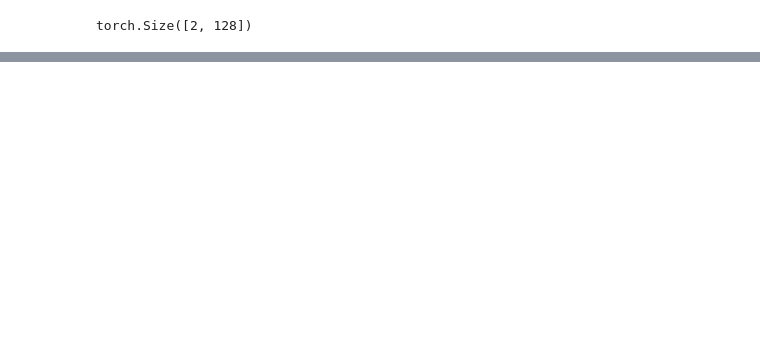
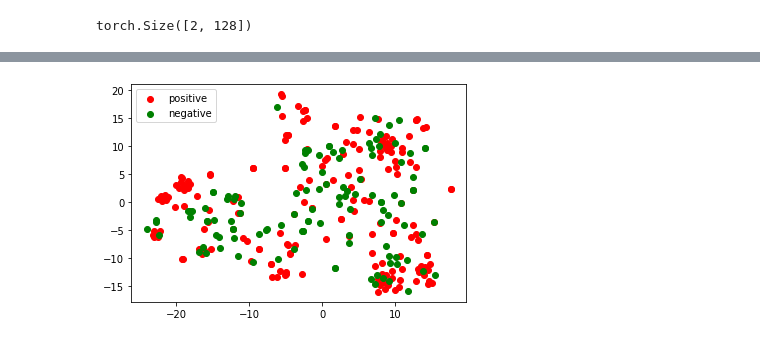
Before and after one commit to yuta-m0328/keigo_adversarial_decomposition, a Jupyter notebook: eval_generation.ipynb, the cells around one changed output, grey strips where cells are left out. Cells and saved outputs as stored; diff of their text form; code cells hidden in the pictures; blank space fills up the shorter version.

```diff
--- a/eval_generation.ipynb
+++ b/eval_generation.ipynb
@@ -205,0 +441,13 @@ print(' '.join(swaped_sentences[1]))
+# %%
+colors =  ["r", "g"]
+fig,ax = plt.subplots()
+# plt.figure(figsize = (30, 30))
+for i , v in enumerate(gold_list):
+    tmp_df = ddf[ddf[0] == v]
+    plt.scatter(tmp_df['col1'],
+                tmp_df['col2'],
+                label = v,
+                color = colors[i])
+    plt.legend()
+# %% [output]
+[figure, added]
```
Also changed, not shown: parts of 38 cells of this notebook, 11 other files.
